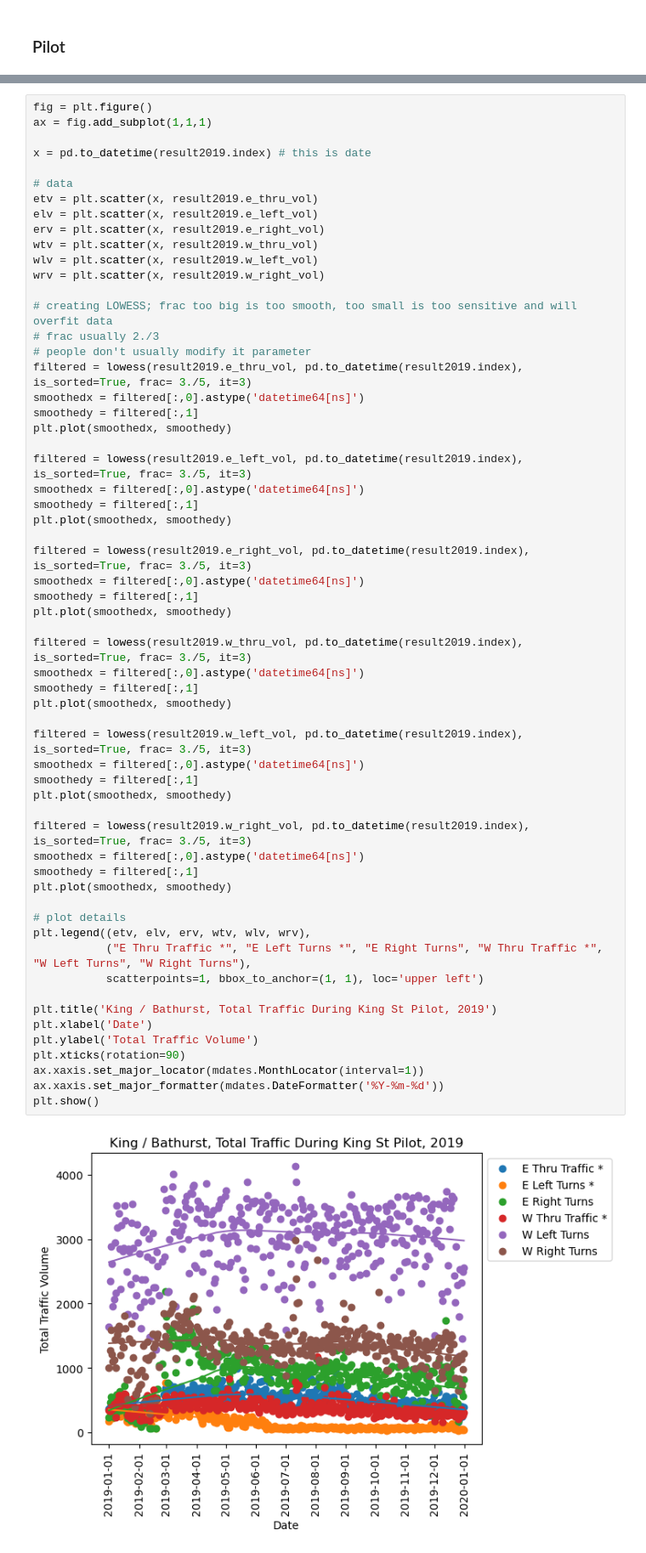
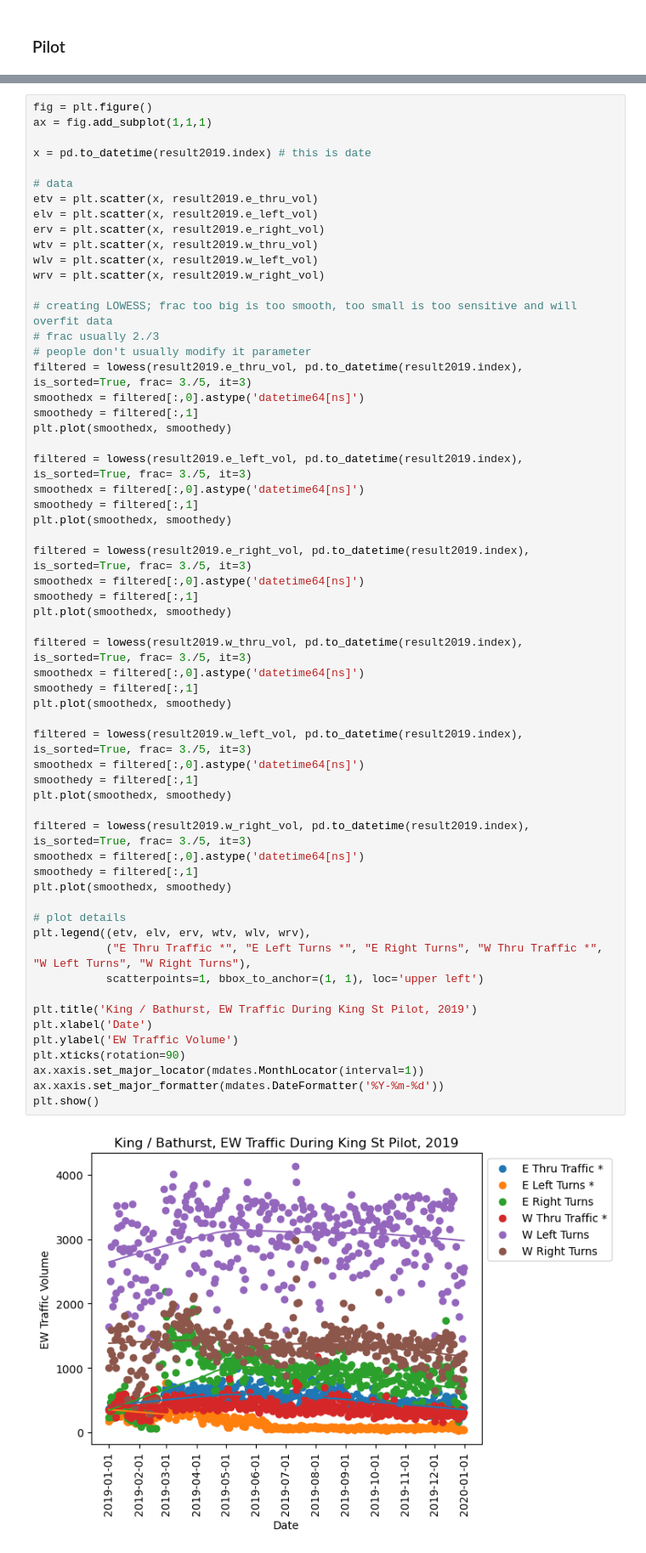
Before and after one commit to schoolofcities/king-street-toronto, a Jupyter notebook: analysis/King St EDA Bathurst.ipynb, the cells around one changed output, grey strips where cells are left out. Shown at 85% size. Cells and saved outputs as stored; diff of their text form.

```diff
--- a/analysis/King St EDA Bathurst.ipynb
+++ b/analysis/King St EDA Bathurst.ipynb
@@ -422,36 +452,36 @@ filtered = lowess(result2019.e_right_vol, pd.to_datetime(result2019.index), is_s
 smoothedx = filtered[:,0].astype('datetime64[ns]')
 smoothedy = filtered[:,1]
 plt.plot(smoothedx, smoothedy)
 
 filtered = lowess(result2019.w_thru_vol, pd.to_datetime(result2019.index), is_sorted=True, frac= 3./5, it=3)
 smoothedx = filtered[:,0].astype('datetime64[ns]')
 smoothedy = filtered[:,1]
 plt.plot(smoothedx, smoothedy)
 
 filtered = lowess(result2019.w_left_vol, pd.to_datetime(result2019.index), is_sorted=True, frac= 3./5, it=3)
 smoothedx = filtered[:,0].astype('datetime64[ns]')
 smoothedy = filtered[:,1]
 plt.plot(smoothedx, smoothedy)
 
 filtered = lowess(result2019.w_right_vol, pd.to_datetime(result2019.index), is_sorted=True, frac= 3./5, it=3)
 smoothedx = filtered[:,0].astype('datetime64[ns]')
 smoothedy = filtered[:,1]
 plt.plot(smoothedx, smoothedy)
 
 # plot details
 plt.legend((etv, elv, erv, wtv, wlv, wrv),
            ("E Thru Traffic *", "E Left Turns *", "E Right Turns", "W Thru Traffic *", "W Left Turns", "W Right Turns"),
            scatterpoints=1, bbox_to_anchor=(1, 1), loc='upper left')
 
-plt.title('King / Bathurst, Total Traffic During King St Pilot, 2019')
+plt.title('King / Bathurst, EW Traffic During King St Pilot, 2019')
 plt.xlabel('Date')
-plt.ylabel('Total Traffic Volume')
+plt.ylabel('EW Traffic Volume')
 plt.xticks(rotation=90)
 ax.xaxis.set_major_locator(mdates.MonthLocator(interval=1))
 ax.xaxis.set_major_formatter(mdates.DateFormatter('%Y-%m-%d'))
 plt.show()
 # %% [output]
-[figure, old version]
+[figure, new version]
 # %%
 fig = plt.figure()
 ax = fig.add_subplot(1,1,1)
```
Also changed, not shown: parts of 12 cells of this notebook, 2 other files.
